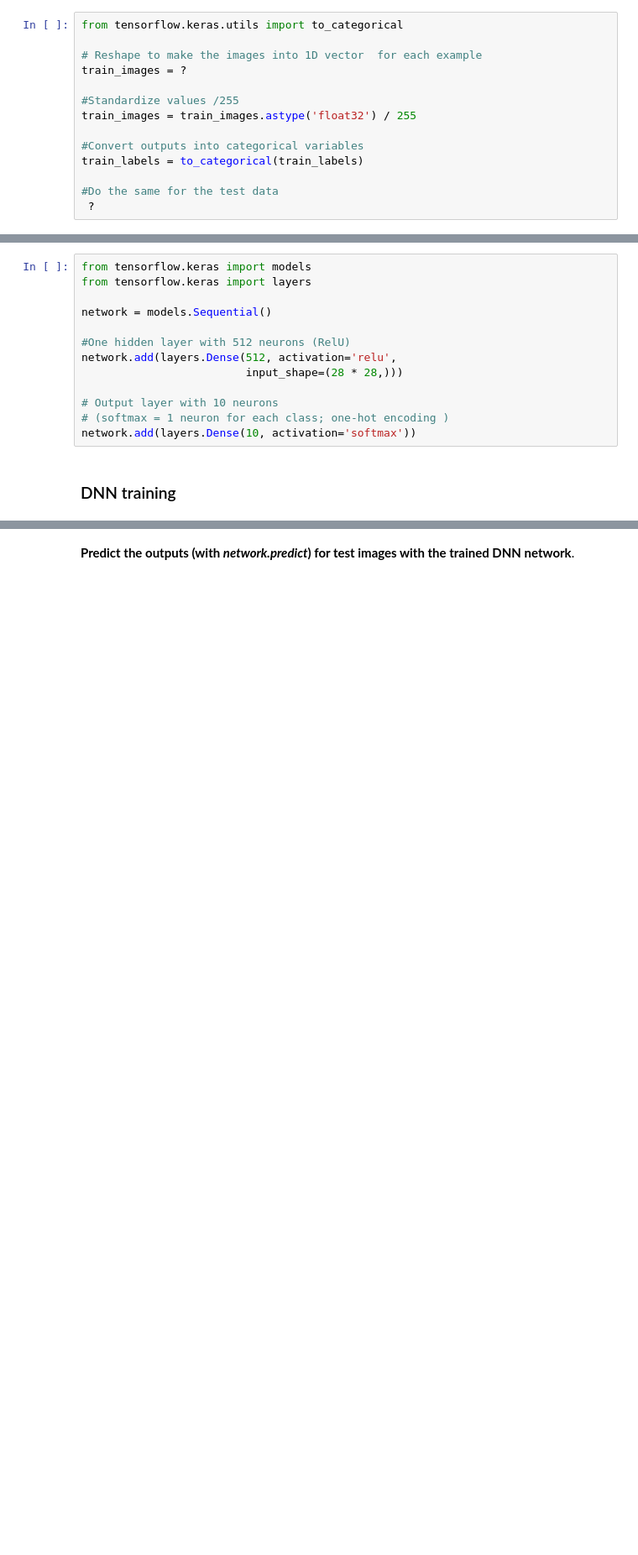
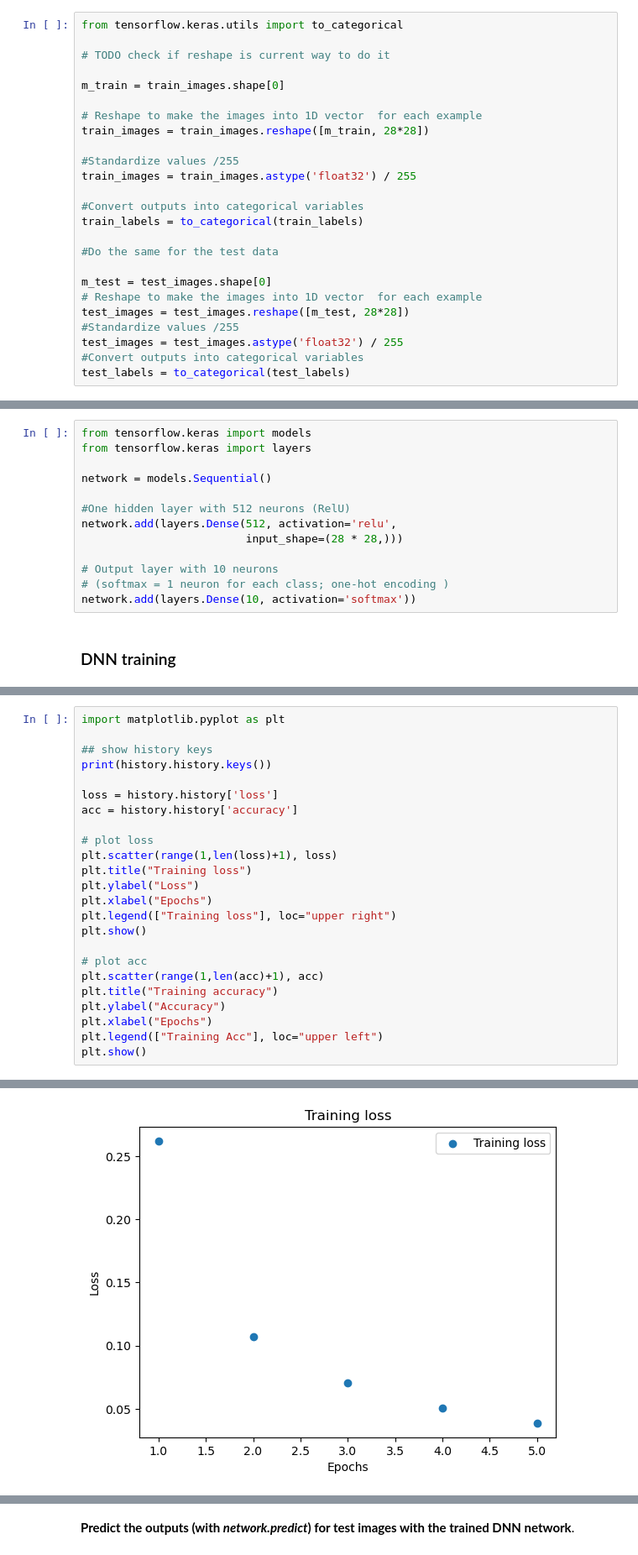
Before and after one commit to renanaferreira/CAA-repository, a Jupyter notebook: Lab3/DNN_classifier_exs.ipynb, the cells around one changed output, grey strips where cells are left out. Shown at 84% size. Drawn from its saved outputs; the diff is of its cells as text; blank space fills up the shorter version.

```diff
--- a/Lab3/DNN_classifier_exs.ipynb
+++ b/Lab3/DNN_classifier_exs.ipynb
@@ -27,8 +35,12 @@ import matplotlib.pyplot as plt
 # %%
 from tensorflow.keras.utils import to_categorical
 
+# TODO check if reshape is current way to do it
+
+m_train = train_images.shape[0]
+
 # Reshape to make the images into 1D vector  for each example
-train_images = ?
+train_images = train_images.reshape([m_train, 28*28])
 
 #Standardize values /255
 train_images = train_images.astype('float32') / 255
@@ -37,7 +49,14 @@ train_images = train_images.astype('float32') / 255
 train_labels = to_categorical(train_labels)
 
 #Do the same for the test data
- ?
+
+m_test = test_images.shape[0]
+# Reshape to make the images into 1D vector  for each example
+test_images = test_images.reshape([m_test, 28*28])
+#Standardize values /255
+test_images = test_images.astype('float32') / 255
+#Convert outputs into categorical variables
+test_labels = to_categorical(test_labels)
 # %% [markdown]
 ### Model structure (feedforward DNN)
 # %%
@@ -70,0 +102,25 @@ history= network.fit(train_images, train_labels, epochs=5, batch_size=128)
+# %%
+import matplotlib.pyplot as plt
+
+## show history keys
+print(history.history.keys())
+
+loss = history.history['loss']
+acc = history.history['accuracy']
+
+# plot loss
+plt.scatter(range(1,len(loss)+1), loss)
+plt.title("Training loss")
+plt.ylabel("Loss")
+plt.xlabel("Epochs")
+plt.legend(["Training loss"], loc="upper right")
+plt.show()
+
+# plot acc
+plt.scatter(range(1,len(acc)+1), acc)
+plt.title("Training accuracy")
+plt.ylabel("Accuracy")
+plt.xlabel("Epochs")
+plt.legend(["Training Acc"], loc="upper left")
+plt.show()
+# %% [output]
@@ -70,0 +128 @@ history= network.fit(train_images, train_labels, epochs=5, batch_size=128)
+[figure, added]
```
Also changed, not shown: parts of 20 cells of this notebook.
